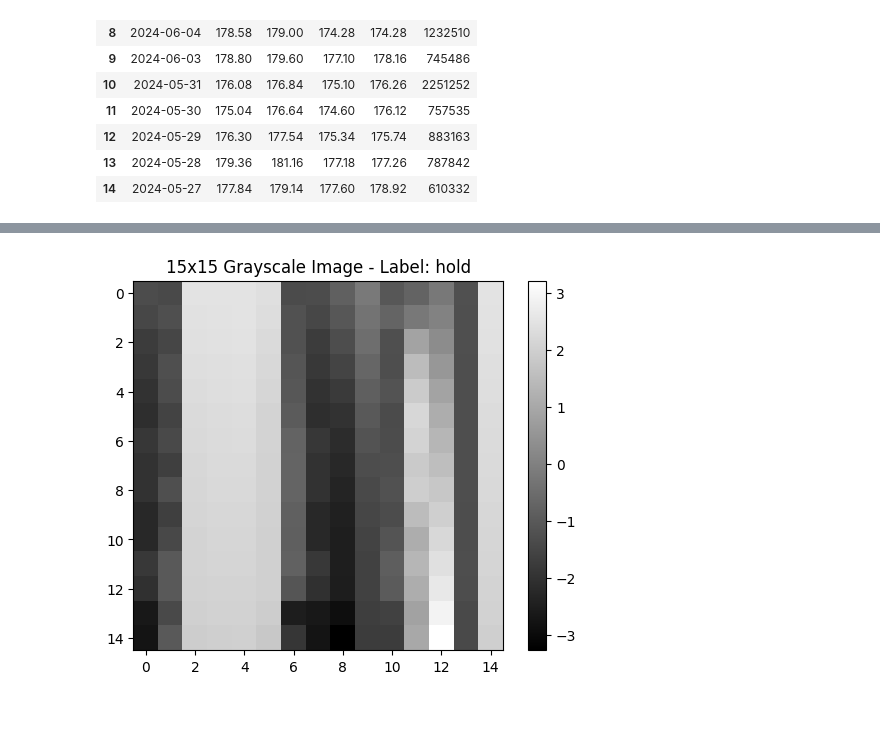
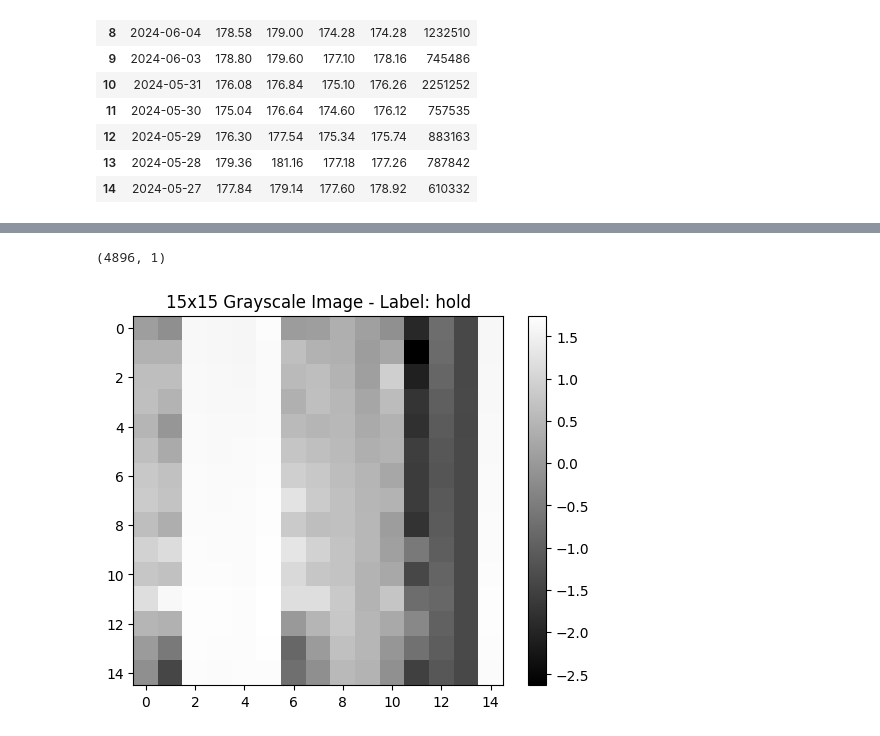
Before and after one commit to zhillan-arf/Tugas3, a Jupyter notebook: notebook.ipynb, the cells around one changed output, grey strips where cells are left out. Cells and saved outputs as stored; diff of their text form; code cells hidden in the pictures.

```diff
--- a/notebook.ipynb
+++ b/notebook.ipynb
@@ -175,35 +175,34 @@ df.sample(15)
 # %%
 import matplotlib.pyplot as plt
 
 def create_image(df, start_idx, end_idx):
     image_data = df.iloc[start_idx:end_idx, 5:20].values
     central_label = df.iloc[(start_idx + end_idx) // 2]['label']
 
     if image_data.shape != (15, 15):
         raise ValueError("Data for image is not 15x15")
 
     return image_data, central_label
 
 def display_image(image_data, label):
     plt.imshow(image_data, cmap='gray', aspect='equal')
     plt.colorbar()
     plt.title(f"15x15 Grayscale Image - Label: {label}")
     plt.show()
 
-image, label = create_image(df, 200, 215)
-display_image(image, label)
+def generate_images(df, window_size=15):
+    images = []
+    labels = []
+    for i in range(len(df) - window_size + 1):
+        image, label = create_image(df, i, i + window_size)
+        images.append(image)
+        labels.append(label)
+    return images, labels
 
-# def generate_images(df, window_size=15):
-#     images = []
-#     labels = []
-#     for i in range(len(df) - window_size + 1):
-#         image, label = create_image(df, i, i + window_size)
-#         images.append(image)
-#         labels.append(label)
-#     return images, labels
+images, labels = generate_images(df)
 
-# images, labels = generate_images(df)
-
-# print(images[0])
+print(pd.DataFrame(labels).shape)
+display_image(images[158], labels[158])
 # %% [output]
+(4896, 1)
-[figure, old version]
+[figure, new version]
```
Also changed, not shown: parts of 5 cells of this notebook.
